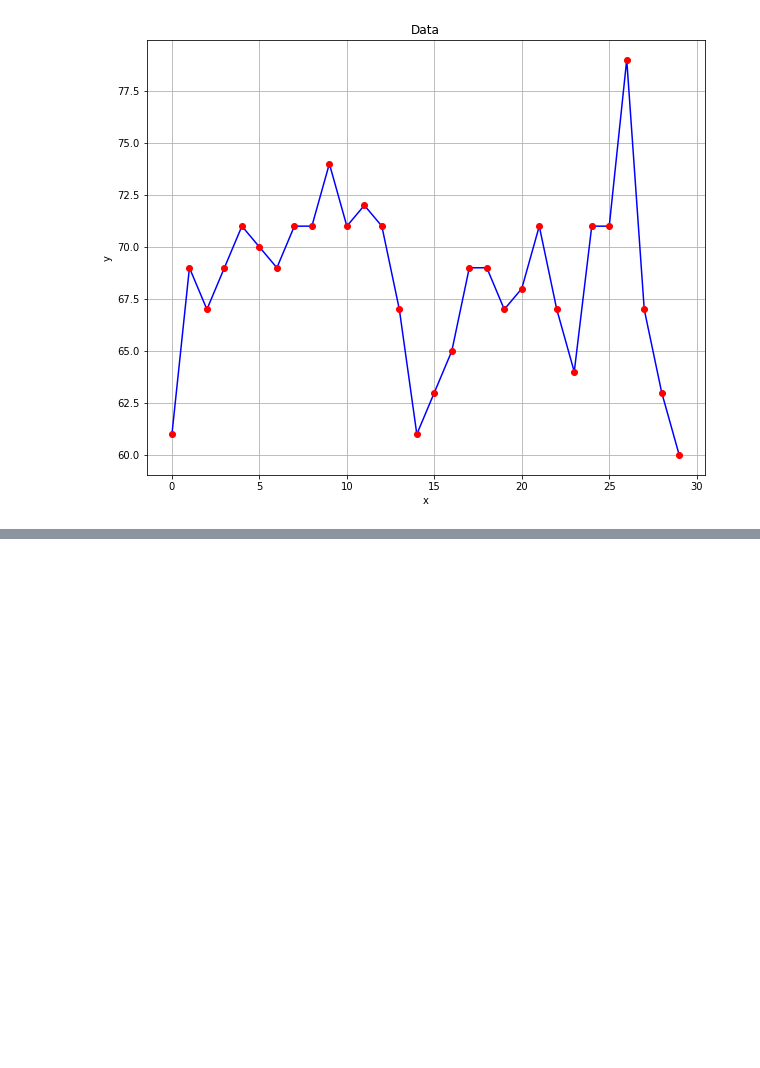
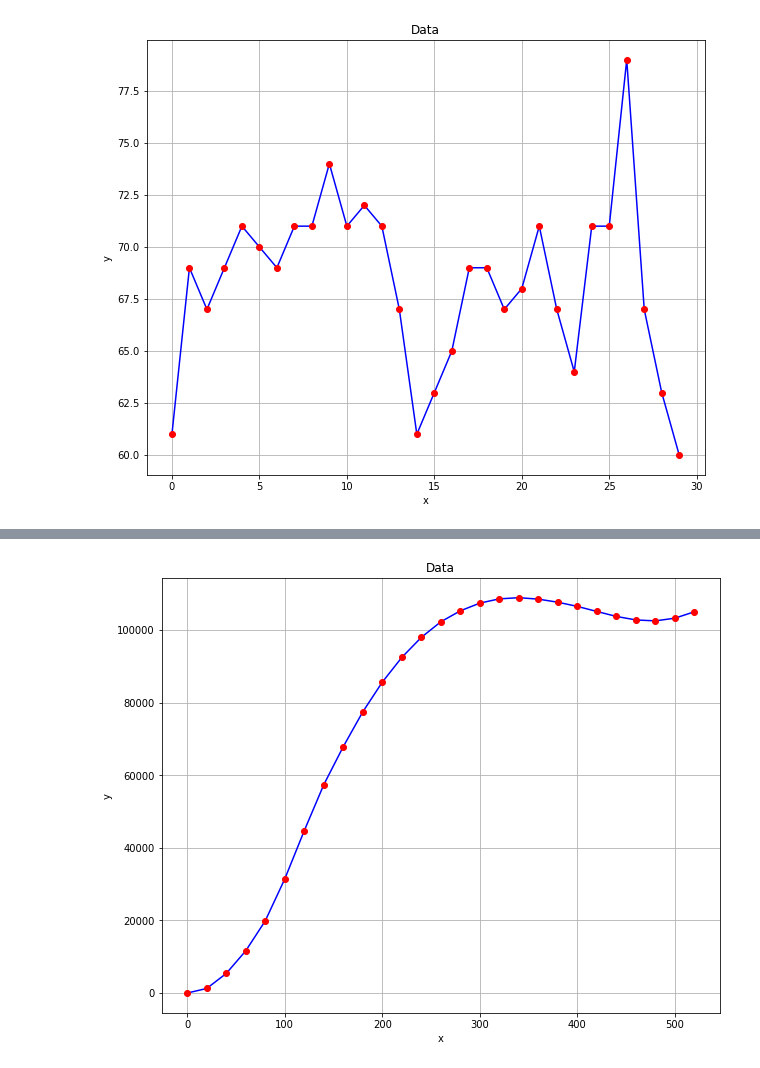
Before and after one commit to Davi-K-Silva/NumericalMethods, a Jupyter notebook: data.ipynb, the cells around one changed output, grey strips where cells are left out. Cells and saved outputs as stored; diff of their text form; code cells hidden in the pictures; blank space fills up the shorter version.

```diff
--- a/data.ipynb
+++ b/data.ipynb
@@ -41,0 +82,14 @@ plt.show()
+# %%
+
+fig = plt.figure(figsize = (10,8))
+
+y = data['Altitude'].to_list()
+
+plt.plot(x, y, 'b', x, y, 'ro')
+plt.title('Data')
+plt.grid()
+plt.xlabel('x')
+plt.ylabel('y')
+plt.show()
+# %% [output]
+[figure, added]
```
Also changed, not shown: parts of 3 cells of this notebook, 1 other file.
